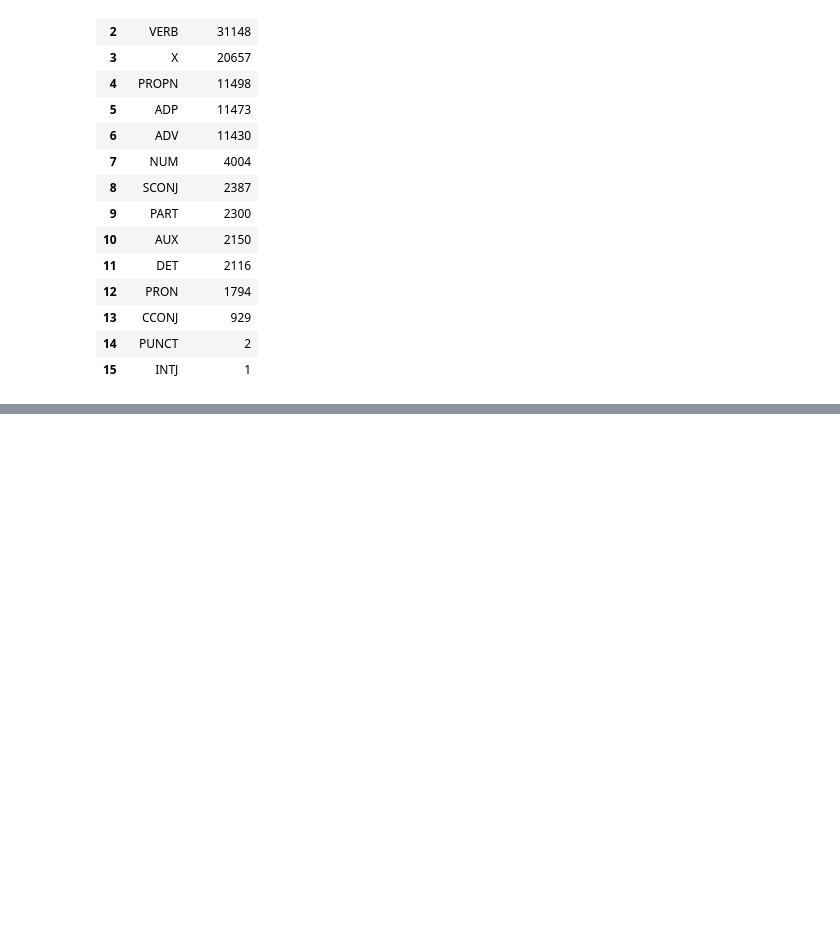
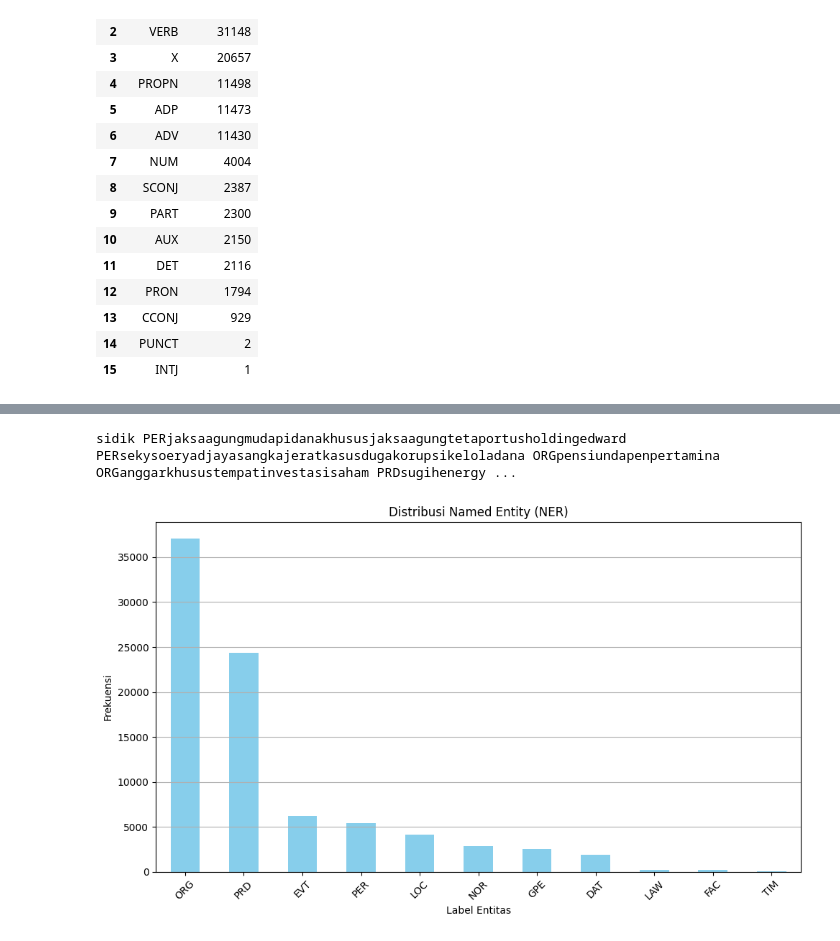
Before and after one commit to ayualfia/5026231033, a Jupyter notebook: Notebook/4_POS_&_NER.ipynb, the cells around one changed output, grey strips where cells are left out. Cells and saved outputs as stored; diff of their text form; code cells hidden in the pictures; blank space fills up the shorter version.

```diff
--- a/Notebook/4_POS_&_NER.ipynb
+++ b/Notebook/4_POS_&_NER.ipynb
@@ -244,3 +247,11 @@ pos_counts
 | 13 | CCONJ | 929 |
 | 14 | PUNCT | 2 |
 | 15 | INTJ | 1 |
+# %%
+# ==============================
+# Load IndoBERT untuk NER
+# ==============================
+MODEL_NAME = "cahya/bert-base-indonesian-NER"
+tokenizer = AutoTokenizer.from_pretrained(MODEL_NAME)
+model = AutoModelForTokenClassification.from_pretrained(MODEL_NAME)
+ner_pipeline = pipeline("ner", model=model, tokenizer=tokenizer, aggregation_strategy="simple")
@@ -246,0 +317,18 @@ pos_counts
+# %%
+# ==============================
+# Terapkan NER ke Dataset
+# ==============================
+tqdm.pandas()
+df['NER_Raw'] = df['final_text_stemmed'].progress_apply(run_ner)
+df['NER_Fused'] = df['NER_Raw'].apply(merge_adjacent_entities)
+df['NER_Final'] = df['NER_Fused'].apply(filter_relevance_and_clean_entities)
+# %%
+# ==============================
+# Expand NER ke Tabel Per Entitas
+# ==============================
+rows = []
+for idx, row in df.iterrows():
+    for ent in row['NER_Final']:
+        rows.append({'content_id': idx,'entity': ent['entity'],'label': ent['label']})
+df_ner_detail = pd.DataFrame(rows)
+df_ner_detail
@@ -246,0 +349,54 @@ pos_counts
+# %%
+# ==============================
+# Visualisasi NER
+# ==============================
+ner_colors = {
+    'PER':'#ffb3ba',  # pastel pink
+    'ORG':'#bae1ff',  # pastel biru
+    'LOC':'#baffc9',  # pastel hijau
+    'GPE':'#98E2CF',  # pastel mint
+    'FAC':'#ffd699',  # pastel orange
+    'DAT':'#fffdbA',  # pastel kuning
+    'TIM':'#C8B6F2',  # pastel ungu
+    'EVT':'#dcd3ff',  # pastel lavender
+    'NOR':'#f7c5cc',  # pastel merah muda
+    'LAW':'#F6AE61',  # pastel orange muda
+    'PRD':'#F3C38C'   # pastel peach
+}
+
+# Sample baris (misal baris ke-7)
+sample_text = df['final_text_stemmed'].iloc[6]
+entities = df['entities'].iloc[6]
+
+html = "<div style='line-height:2.5; font-family:Arial;'>"
+
+for word, pos_or_entity in zip(sample_text.split(), [None]*len(sample_text.split())):
+    # Cari apakah kata ini ada di entities
+    matched = [ent for ent in entities if ent[0] == word]
+    if matched:
+        label = matched[0][1]
+        color = ner_colors.get(label,'#dddddd')
+        html += f"<span style='background-color:{color}; padding:6px 10px; margin:3px; border-radius:16px; display:inline-block'>{word} <strong>{label}</strong></span>"
+    else:
+        html += f"<span style='padding:6px 10px; margin:3px; display:inline-block'>{word}</span>"
+
+html += "</div>"
+display(HTML(html))
+# %% [output]
+sidik PERjaksaagungmudapidanakhususjaksaagungtetaportusholdingedward PERsekysoeryadjayasangkajeratkasusdugakorupsikeloladana ORGpensiundapenpertamina ORGanggarkhusustempatinvestasisaham PRDsugihenergy ...
+# %%
+# ==============================
+# Bar Chart Distribusi NER
+# ==============================
+ner_counts = df_ner_detail['label'].value_counts()
+plt.figure(figsize=(10,6))
+ner_counts.plot(kind='bar', color='skyblue')
+plt.title("Distribusi Named Entity (NER)")
+plt.xlabel("Label Entitas")
+plt.ylabel("Frekuensi")
+plt.xticks(rotation=45)
+plt.grid(axis='y')
+plt.tight_layout()
+plt.show()
+# %% [output]
+[figure, added]
```
Also changed, not shown: parts of 10 cells of this notebook.
